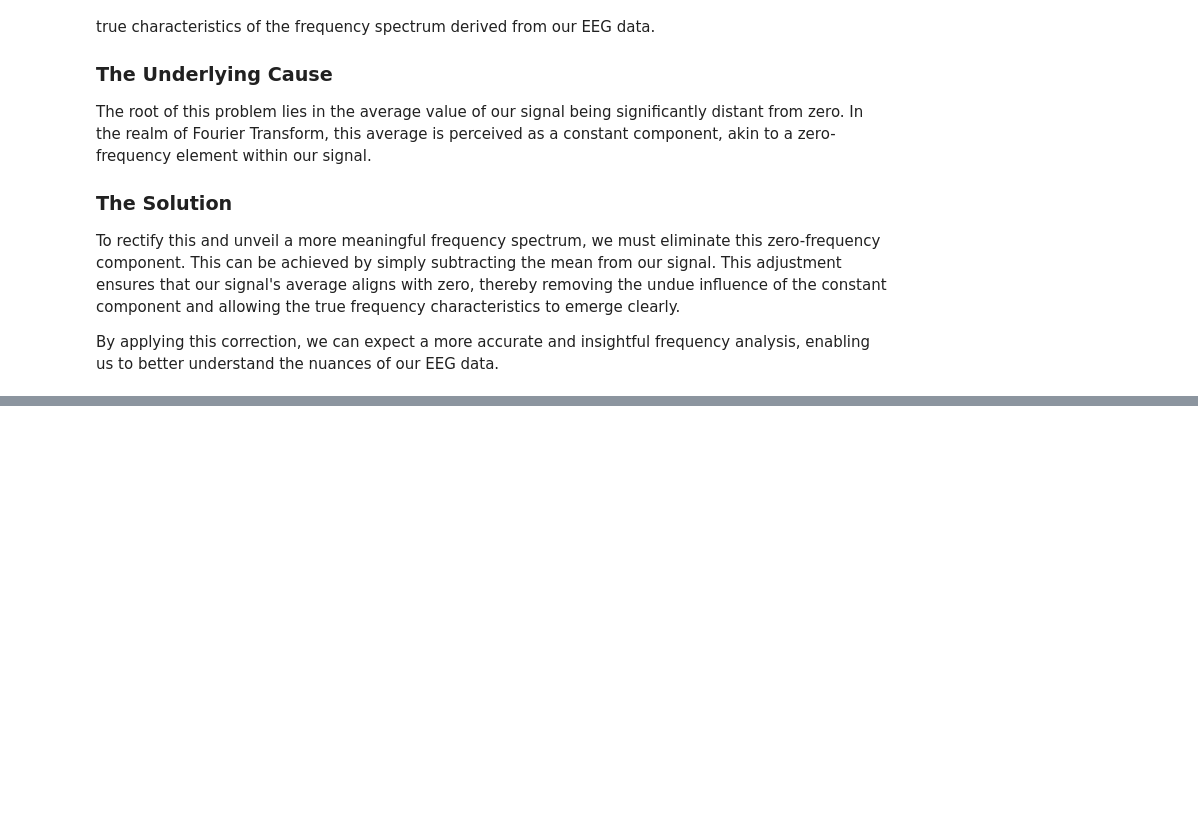
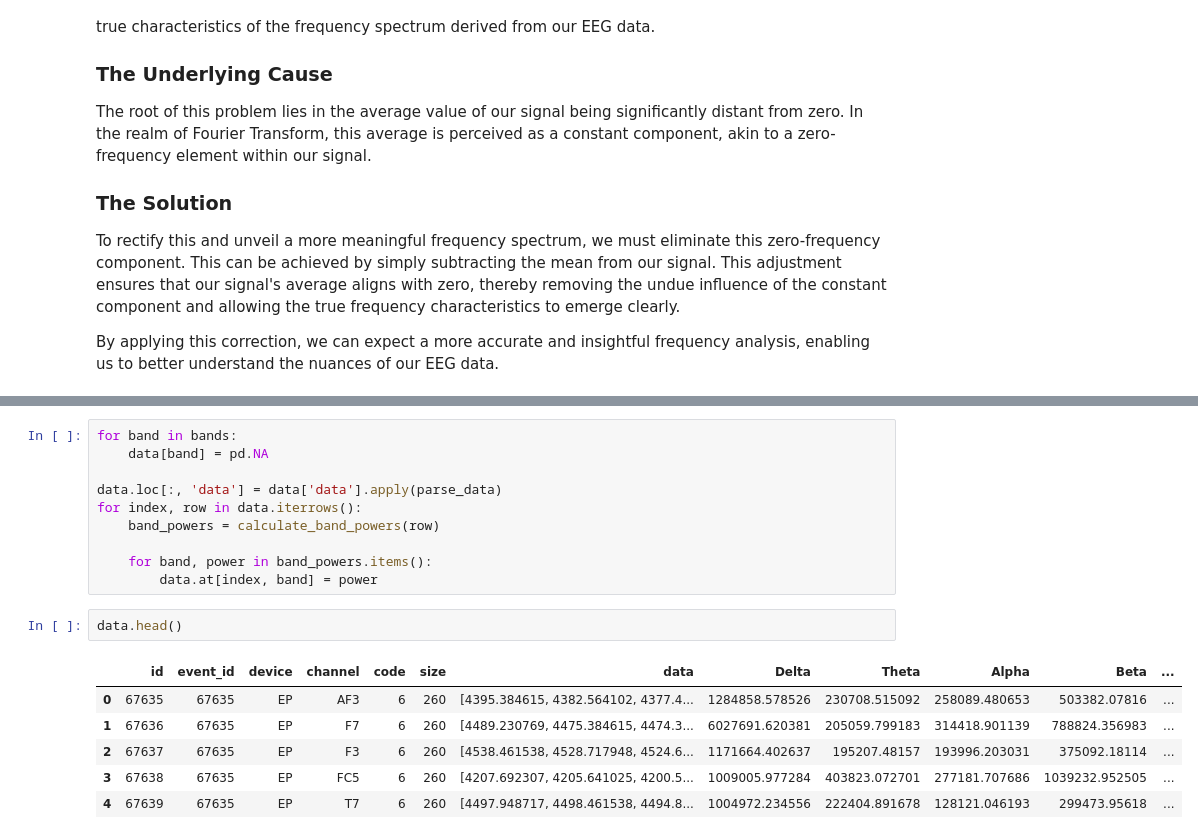
Before and after one commit to tcivie/machineLearningWorkshop, a Jupyter notebook: notebooks/PreprocessingTheData.ipynb, the cells around one changed output, grey strips where cells are left out. Drawn from its saved outputs; the diff is of its cells as text; blank space fills up the shorter version.

```diff
--- a/notebooks/PreprocessingTheData.ipynb
+++ b/notebooks/PreprocessingTheData.ipynb
@@ -362,0 +487,19 @@ In essence, PSD helps us paint a more detailed picture of brain activity, enhanc
+# %%
+for band in bands:
+    data[band] = pd.NA
+
+data.loc[:, 'data'] = data['data'].apply(parse_data)
+for index, row in data.iterrows():
+    band_powers = calculate_band_powers(row)
+
+    for band, power in band_powers.items():
+        data.at[index, band] = power
+# %%
+data.head()
+# %% [output]
+|  | id | event_id | device | channel | code | size | data | Delta | Theta | Alpha | Beta | ... |
+| 0 | 67635 | 67635 | EP | AF3 | 6 | 260 | [4395.384615, 4382.564102, 4377.4... | 1284858.578526 | 230708.515092 | 258089.480653 | 503382.07816 | ... |
+| 1 | 67636 | 67635 | EP | F7 | 6 | 260 | [4489.230769, 4475.384615, 4474.3... | 6027691.620381 | 205059.799183 | 314418.901139 | 788824.356983 | ... |
+| 2 | 67637 | 67635 | EP | F3 | 6 | 260 | [4538.461538, 4528.717948, 4524.6... | 1171664.402637 | 195207.48157 | 193996.203031 | 375092.18114 | ... |
+| 3 | 67638 | 67635 | EP | FC5 | 6 | 260 | [4207.692307, 4205.641025, 4200.5... | 1009005.977284 | 403823.072701 | 277181.707686 | 1039232.952505 | ... |
+| 4 | 67639 | 67635 | EP | T7 | 6 | 260 | [4497.948717, 4498.461538, 4494.8... | 1004972.234556 | 222404.891678 | 128121.046193 | 299473.95618 | ... |
```
Also changed, not shown: parts of 17 cells of this notebook.
